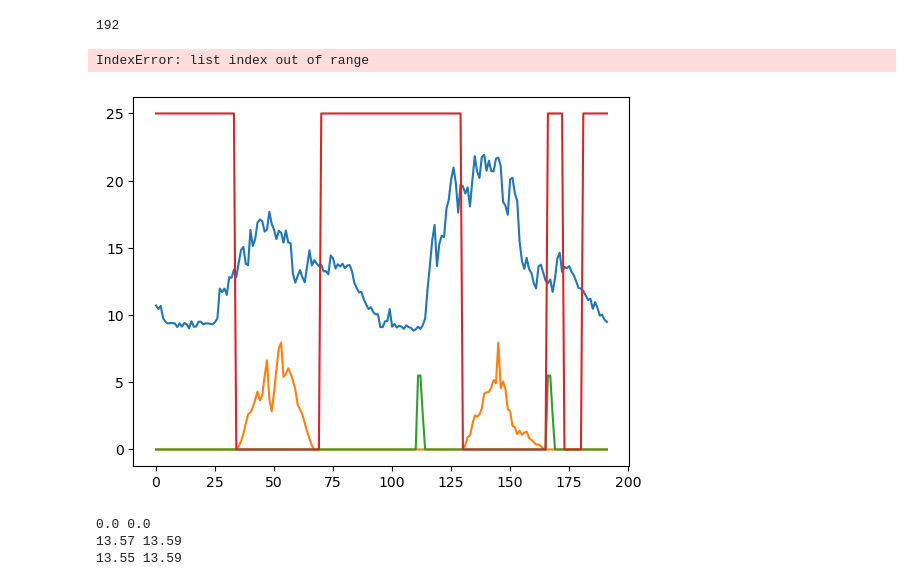
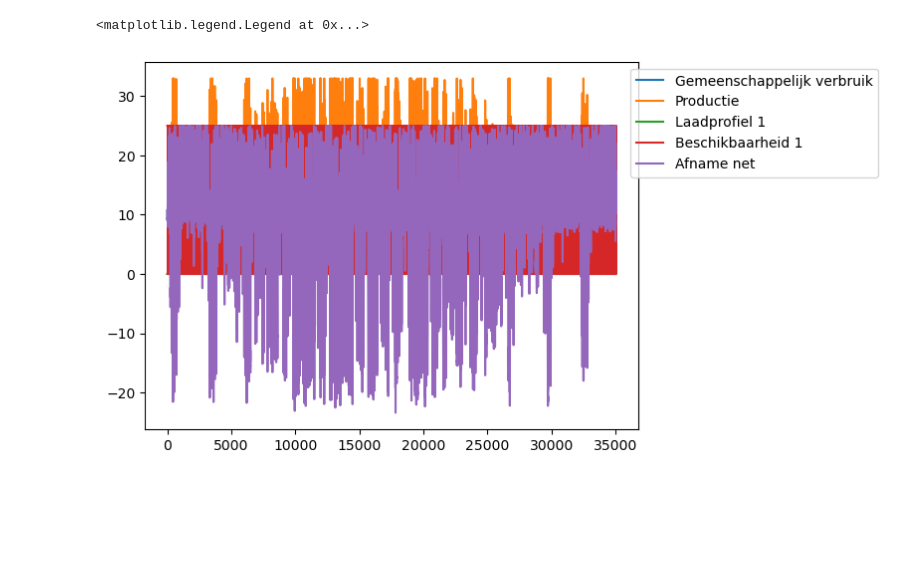
Before and after one commit to corecv/ECOOB_EV, a Jupyter notebook: testtest.ipynb, the cells around one changed output. Cells and saved outputs as stored; diff of their text form; code cells hidden in the pictures; blank space fills up the shorter version.

```diff
--- a/testtest.ipynb
+++ b/testtest.ipynb
@@ -49,16 +49,21 @@ def get_demand(users):
 # %%
 import pandas as pd
 import numpy as np
+from smart import get_smart_profiles, get_Tz
+from dumb import get_dumb_profiles
 from random import choice
+from time import time
 
 
-def get_production_consumption(enddatetime = '2017-12-31 23:45:00'):
+def get_production_consumption(enddatetime = '2017-12-31 23:00:00'):
     startdatetime='2017-01-01 00:00:00'
     df = pd.read_csv('Productie en verbruik info Core.csv', delimiter=';')
     df.Datum = pd.to_datetime(df.Datum + ' ' + df.Tijd)
     df.rename(columns={'Datum':'timestamp'}, inplace=True)
     df.drop(['Tijd'], axis = 1, inplace = True)
     df.set_index('timestamp', inplace=True)
+    df = df.asfreq('15T')
+    df= df.interpolate()
 
     return df.loc[startdatetime:enddatetime]
 
@@ -67,7 +72,7 @@ def get_availability_profiles(df):
 
     df_av = pd.read_excel('Laadprofielen.xlsx', sheet_name='State of Charge', header=None)
     # Select rows 4 and onwards and columns D through AA
-    df_av = df_av.iloc[3:, 3:26]
+    df_av = df_av.iloc[3:, 3:45]
     # Reset column names
     df_av.columns = df_av.iloc[0]
     df_av = df_av[1:]
@@ -78,7 +83,8 @@ def get_availability_profiles(df):
 
     return df
 
-def get_prices(df, dynamic_prices):
+
+def get_prices(df, dynamic_prices, capaciteitspiek,nb_users):
     df_prices = pd.read_csv('BelpexFilter.csv', delimiter=';')
     df_prices.rename(columns={'Date':'timestamp'}, inplace=True)
     df_prices.timestamp = pd.to_datetime(df_prices.timestamp)
@@ -86,10 +92,11 @@ def get_prices(df, dynamic_prices):
     df_prices.set_index('timestamp', inplace=True)
     df_prices = df_prices.asfreq('H')
     df_prices = df_prices.resample('15T').interpolate()
-    df_prices.energy_price = df_prices.energy_price*1e-3 + 0.204*1e-3 #€/kWh
+    df_prices.energy_price = (df_prices.energy_price*1e-3 + 0.204*1e-3)*4.3 + 50*capaciteitspiek/(365*96*nb_users)
     df = pd.concat([df, df_prices.loc[df.index[0]:df.index[-1]]], axis=1)
     if dynamic_prices == False:
         df.energy_price = np.mean(df_prices.energy_price)
+        print("#############################################################################",'\n',df.energy_price)
 
     return df
 
@@ -98,6 +105,7 @@ def get_demandprof(user, df):
     """..."""
     demand = []
     Tz = get_Tz([user])[0]
+    user['Tz'] = Tz
     for tz in Tz:
         demand.append((df[user.get('rand_profile')+' SOC [kWh]'].iloc[tz[0]], df[user.get('rand_profile')+' SOC [kWh]'].iloc[tz[1]-1]))
     return demand
@@ -105,13 +113,14 @@ def get_demandprof(user, df):
 
 def simulation(users, capaciteitspiek, dynamic_prices, PV_schaal = 1):
 
-    df = get_production_consumption(enddatetime='2017-01-02 23:45:00')
+    df = get_production_consumption()#enddatetime='2017-01-15 23:45:00')
     df['Productie in kW'] = df['Productie in kW']*PV_schaal
 
-    print(len(df))
+
     df = get_availability_profiles(df)
-    df = get_prices(df,dynamic_prices)
-
+    df = get_prices(df,dynamic_prices, capaciteitspiek,len(users))
+    print(df.energy_price)
+    print(np.mean(df.energy_price))
     for user in users:
         user['rand_profile'] = str(user.get("usertype"))+choice(['A','B','C'])
         user['loadprof'] = df[user.get('rand_profile')]
@@ -279,4 +240,0 @@ Charging rates:  [[0.00000000e+000 0.00000000e+000 0.00000000e+000 0.00000000e+0
-# %%
-len(users[0]['smart_profile'])
-# %% [output]
-192
@@ -283,24 +292,25 @@ len(users[0]['smart_profile'])
 # %%
+afname = np.array(df['Gemeenschappelijk verbruik in kW']) - np.array(df['Productie in kW'])
+for user in users:
+    afname += np.array(user['smart_profile'])
+
 plt.figure()
 plt.plot(np.array(df['Gemeenschappelijk verbruik in kW']))
 plt.plot(np.array(df['Productie in kW']))
 # for user in users:
 #     plt.plot(np.array(users[0]['smart_profile']))
 plt.plot(np.array(users[0]['smart_profile']))
-plt.plot(np.array(users[0]['loadprof'][:len(df)]*cap))
-plt.plot(np.array(users[1]['smart_profile']))
-plt.plot(np.array(users[1]['loadprof'][:len(df)]*cap))
-plt.plot(np.array(users[0]['smart_profile']) + np.array(users[1]['smart_profile']) + np.array(df['Gemeenschappelijk verbruik in kW']) - np.array(df['Productie in kW']))
-plt.legend(['Gemeenschappelijk verbruik', 'Productie', 'Laadprofiel 1','Beschikbaarheid 1', 'Laadprofiel 2','Beschikbaarheid 2', 'Afname net'], loc='upper right', bbox_to_anchor=(1.5, 1))
-#, 'Beschikbaarheid 1','Beschikbaarheid 2'
+plt.plot(np.array(users[0]['loadprof'][:len(df)]*capaciteitspiek))
+# plt.plot(np.array(users[1]['smart_profile']))
+# plt.plot(np.array(users[1]['loadprof'][:len(df)]*cap))
+plt.plot(afname)
+plt.legend(['Gemeenschappelijk verbruik', 'Productie', 'Laadprofiel 1','Beschikbaarheid 1',  'Afname net'], loc='upper right', bbox_to_anchor=(1.5, 1))
+# + np.array(users[1]['smart_profile'])
+# 'Laadprofiel 2','Beschikbaarheid 2',
 # %% [output]
-IndexError: list index out of range
+<matplotlib.legend.Legend at 0x...>
-[figure, old version]
+[figure, new version]
 # %%
-for c in range(C):
-    for z in range(Z[c]):
-        print(round(zcharge.value[c,z],2), demand[c,z])
+# for c in range(C):
+#     for z in range(Z[c]):
+#         print(round(zcharge.value[c,z],2), demand[c,z])
-# %% [output]
-0.0 0.0
-13.57 13.59
-13.55 13.59
```
Also changed, not shown: parts of 5 cells of this notebook, 4 other files.
